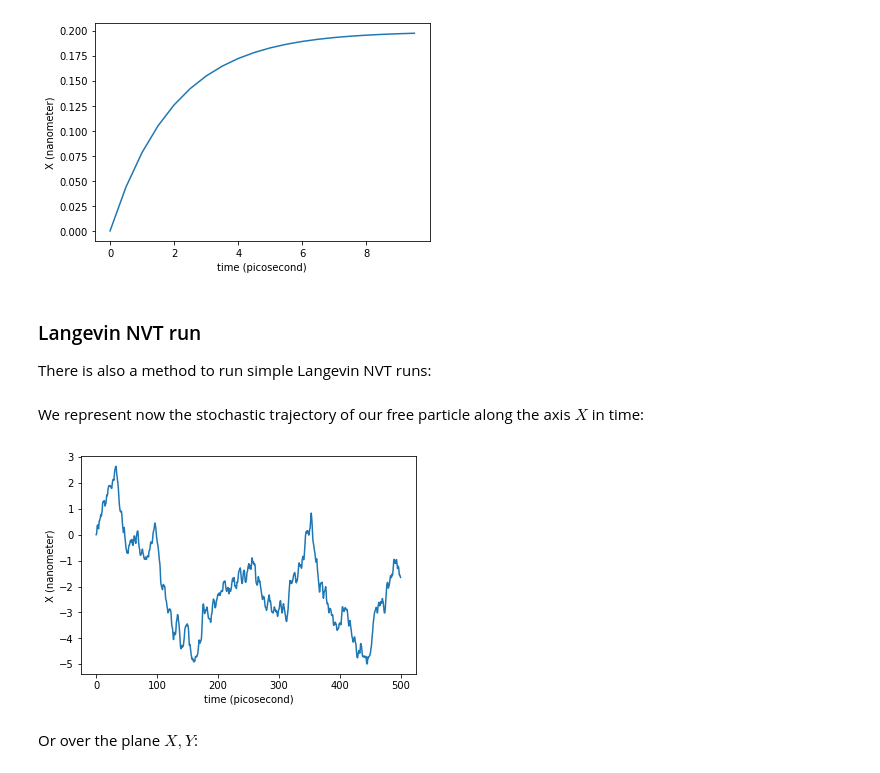
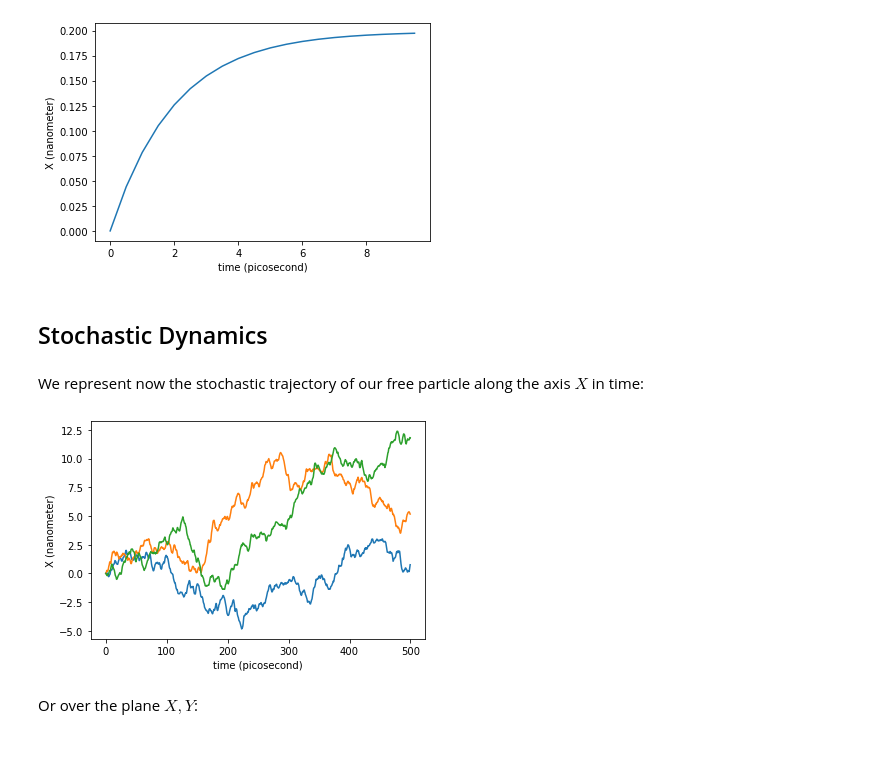
Before and after one commit to uibcdf/Molecular-Systems, a Jupyter notebook: docs/contents/free_particle/free_particle.ipynb, the cells around one changed output. Drawn from its saved outputs; the diff is of its cells as text; code cells hidden in the pictures.

```diff
--- a/docs/contents/free_particle/free_particle.ipynb
+++ b/docs/contents/free_particle/free_particle.ipynb
@@ -66,3 +91,39 @@ time, position, velocity, kinetic_energy, potential_energy = newtonian (free_par
+# %%
+friction = 0.5 / unit.picoseconds
+
+context.setPositions(initial_positions)
+context.setVelocities(initial_velocities)
+context.setTime(0.0*unit.picoseconds)
+
+integrator.setFriction(friction)
+
+# Reporter arrays: time, position, velocity, kinetic_energy, potential_energy
+
+time = np.zeros([n_cicles], np.float32) * unit.picoseconds
+position = np.zeros([n_cicles, n_particles, 3], np.float32) * unit.nanometers
+velocity = np.zeros([n_cicles, n_particles, 3], np.float32) * unit.nanometers/unit.picosecond
+kinetic_energy = np.zeros([n_cicles], np.float32) * unit.kilocalories_per_mole
+potential_energy = np.zeros([n_cicles], np.float32) * unit.kilocalories_per_mole
+
+# Initial context in reporters
+
+state = context.getState(getPositions=True, getVelocities=True, getEnergy=True)
+time[0] = state.getTime()
+position[0] = state.getPositions()
+velocity[0] = state.getVelocities()
+kinetic_energy[0] = state.getKineticEnergy()
+potential_energy[0] = state.getPotentialEnergy()
+
+# Integration loop saving every cicle steps
+
+for ii in range(1, n_cicles):
+    context.getIntegrator().step(steps_per_cicle)
+    state = context.getState(getPositions=True, getVelocities=True, getEnergy=True)
+    time[ii] = state.getTime()
+    position[ii] = state.getPositions()
+    velocity[ii] = state.getVelocities()
+    kinetic_energy[ii] = state.getKineticEnergy()
+    potential_energy[ii] = state.getPotentialEnergy()
 # %%
 plt.plot(time, position[:,0,0])
 plt.xlabel('time ({})'.format(time.unit))
@@ -70,7 +131,3 @@ plt.ylabel('X ({})'.format(position.unit))
 plt.show()
 # %% [output]
 [figure]
-# %% [markdown]
-### Langevin NVT run
-
-There is also a method to run simple Langevin NVT runs:
@@ -90,0 +134,2 @@ time, position, velocity, kinetic_energy, potential_energy = langevin_NVT (free_
+# %% [markdown]
+## Stochastic Dynamics
@@ -92,11 +184,13 @@ time, position, velocity, kinetic_energy, potential_energy = langevin_NVT (free_
 We represent now the stochastic trajectory of our free particle along the axis $X$ in time:
 # %%
 plt.plot(time, position[:,0,0])
+plt.plot(time, position[:,0,1])
+plt.plot(time, position[:,0,2])
 plt.xlabel('time ({})'.format(time.unit))
 plt.ylabel('X ({})'.format(position.unit))
 plt.show()
 # %% [output]
-[figure, old version]
+[figure, new version]
 # %% [markdown]
 Or over the plane $X,Y$:
 # %%
```
Also changed, not shown: parts of 12 cells of this notebook, 10 other files.
